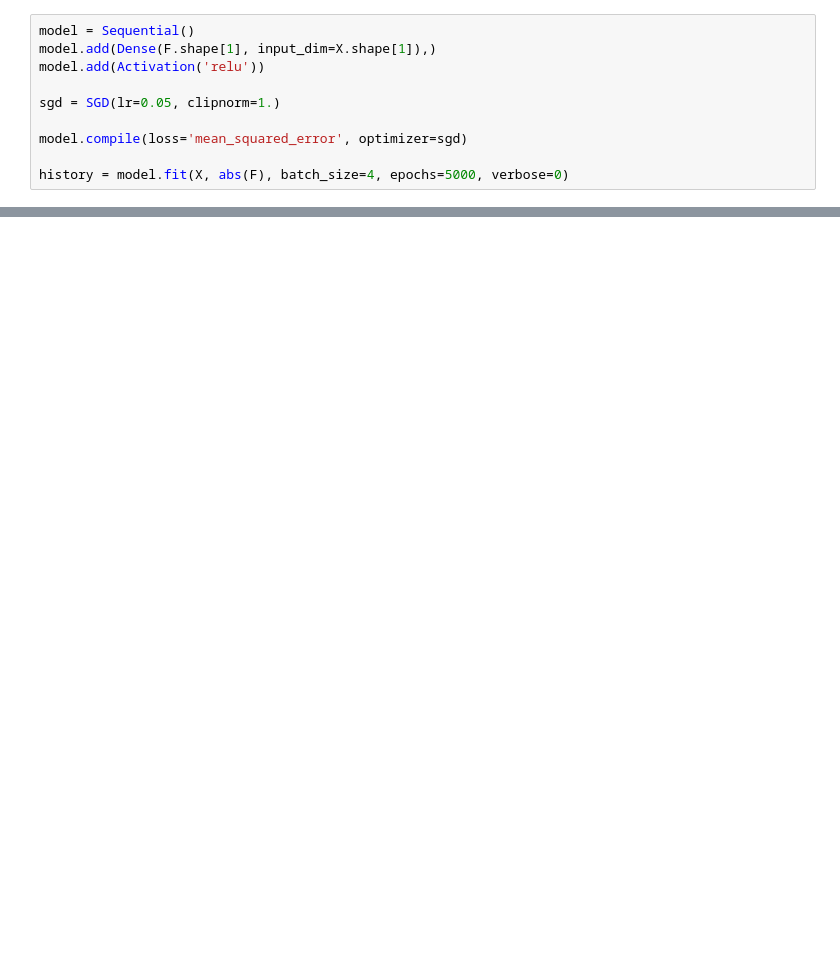
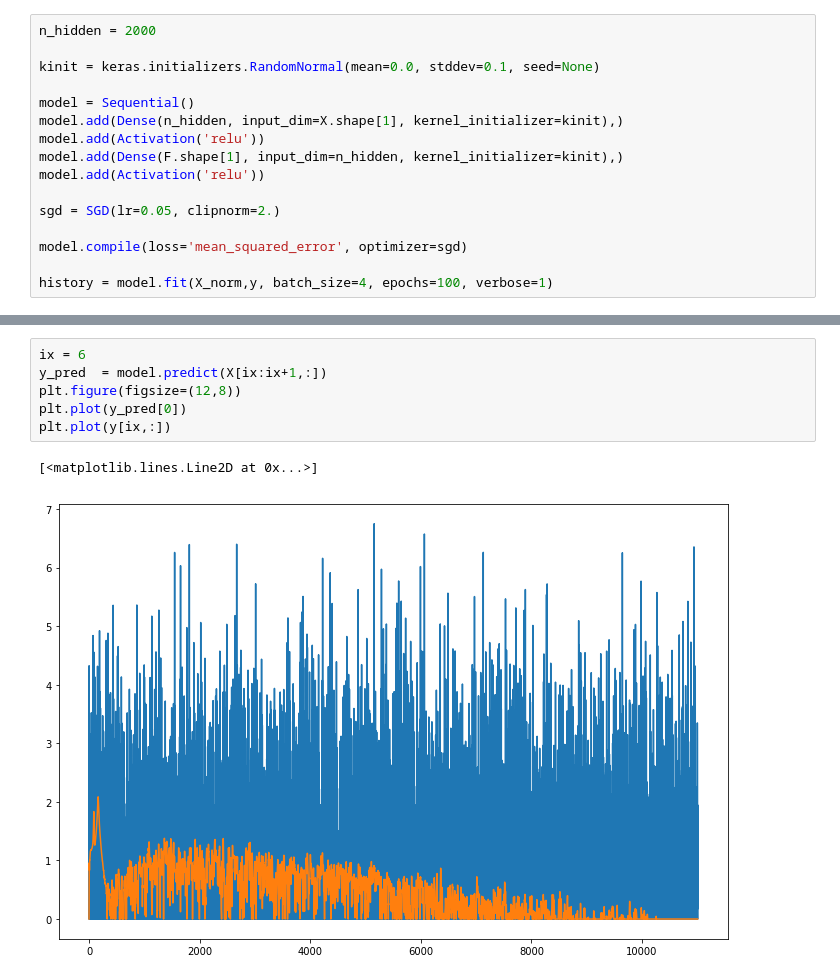
Before and after one commit to Davidanayav/Tesis, a Jupyter notebook: KerasRegression.ipynb, the cells around one changed output, grey strips where cells are left out. Cells and saved outputs as stored; diff of their text form; blank space fills up the shorter version.

```diff
--- a/KerasRegression.ipynb
+++ b/KerasRegression.ipynb
@@ -39,10 +71,16 @@ F = F[:int(S.shape[1]/2)]
 # %%
+n_hidden = 2000
+
+kinit = keras.initializers.RandomNormal(mean=0.0, stddev=0.1, seed=None)
+
 model = Sequential()
-model.add(Dense(F.shape[1], input_dim=X.shape[1]),)
+model.add(Dense(n_hidden, input_dim=X.shape[1], kernel_initializer=kinit),)
+model.add(Activation('relu'))
+model.add(Dense(F.shape[1], input_dim=n_hidden, kernel_initializer=kinit),)
 model.add(Activation('relu'))
 
-sgd = SGD(lr=0.05, clipnorm=1.)
+sgd = SGD(lr=0.05, clipnorm=2.)
 
 model.compile(loss='mean_squared_error', optimizer=sgd)
 
-history = model.fit(X, abs(F), batch_size=4, epochs=5000, verbose=0)
+history = model.fit(X_norm,y, batch_size=4, epochs=100, verbose=1)
@@ -50,0 +110,9 @@ plt.plot(history.history['loss'])
+# %%
+ix = 6
+y_pred  = model.predict(X[ix:ix+1,:])
+plt.figure(figsize=(12,8))
+plt.plot(y_pred[0])
+plt.plot(y[ix,:])
+# %% [output]
+[<matplotlib.lines.Line2D at 0x...>]
+[figure, added]
```
Also changed, not shown: parts of 8 cells of this notebook.
